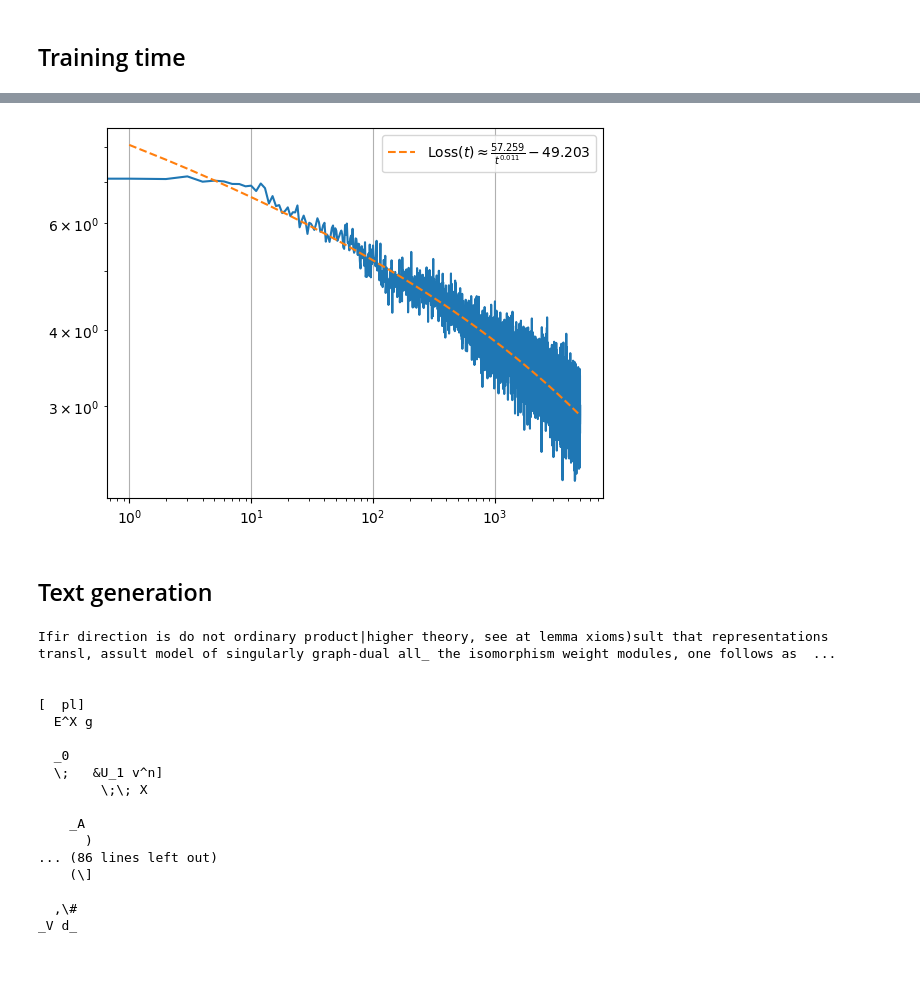
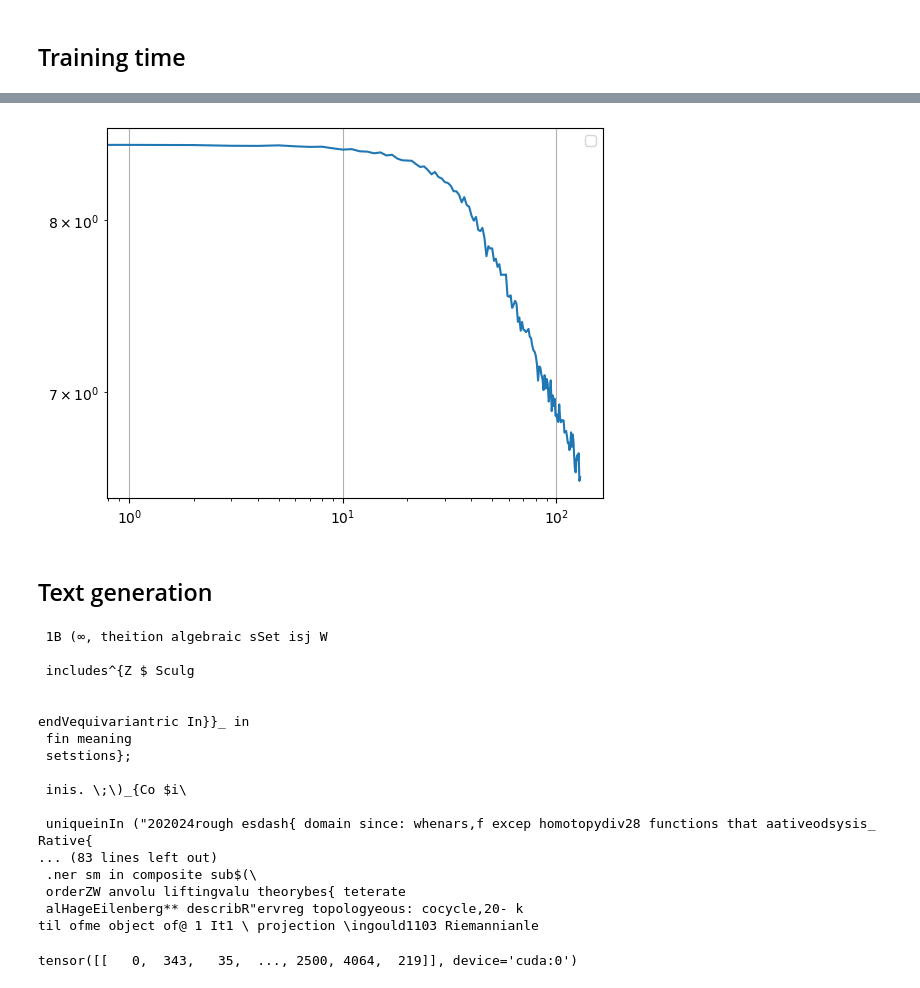
Before and after one commit to mjub/transformer-from-scratch, a Jupyter notebook: notebooks/anatomy.ipynb, the cells around one changed output, grey strips where cells are left out. Cells and saved outputs as stored; diff of their text form; code cells hidden in the pictures.

```diff
--- a/notebooks/anatomy.ipynb
+++ b/notebooks/anatomy.ipynb
@@ -191,2 +199,4 @@ def get_batch(split):
+# %%
+val_loader = torch.utils.data.DataLoader(val_dataset, batch_size=batch_size, shuffle=False)
 # %%
 @torch.no_grad()
@@ -207,7 +229,7 @@ def estimate_loss(model):
 # %%
 torch.manual_seed(303)
 
-model = Decoder()
+model = Transformer()
 # %%
 import torchinfo
 
@@ -242,6 +261,6 @@ from transformers import get_cosine_schedule_with_warmup
 
 scheduler = get_cosine_schedule_with_warmup(
     optimizer,
-    num_warmup_steps=max_iters//10,
+    num_warmup_steps=max(2000, int(max_iters * 0.05)),
     num_training_steps=max_iters,
 )
@@ -283,0 +267,27 @@ step 1100: train loss 3.7505, val loss 3.7471
+# %%
+import itertools
+import tqdm
+
+total_losses = []
+
+print(f"Starting training for {total_epochs} epochs...")
+
+for epoch in range(total_epochs):
+    for steps, p in enumerate(tqdm.tqdm(itertools.islice(train_loader, max_iters))):
+        batch_x, batch_y = p
+        X, Y = batch_x.to("cuda"), batch_y.to("cuda")
+
+        if steps % eval_interval == 0:
+            losses = estimate_loss(model, train_loader, val_loader)
+            print(f"[Epoch: {epoch}] step {steps}: train loss {losses['train']:.4f}, val loss {losses['val']:.4f}")
+
+        logits, loss = model(X, Y)
+        total_losses.append(loss.item()) # Optional tracking
+
+        optimizer.zero_grad(set_to_none=True)
+        loss.backward()
+        optimizer.step()
+        scheduler.step()
+
+print("Done training!")
+torch.save(model.state_dict(), "model_weights_v3.bin")
@@ -284,21 +333,21 @@ step 1100: train loss 3.7505, val loss 3.7471
 # %%
 import matplotlib.pyplot as plt
 import numpy as np
 from scipy.optimize import curve_fit
 
 def power_law(x, a, b, c):
     return a * np.power(x, -b) + c
 
-params, _ = curve_fit(power_law, xdata=np.arange(1, max_iters + 1), ydata=np.array(total_losses), p0=[5.0, 0.3, 1.7])
-a, b, c = params
-xi = np.arange(1, max_iters + 1)
+# params, _ = curve_fit(power_law, xdata=np.arange(1, len(total_losses) + 1), ydata=np.array(total_losses), p0=[5.0, 0.3, 1.7])
+# a, b, c = params
+# xi = np.arange(1, len(total_losses) + 1)
 
 plt.loglog(total_losses)
-plt.loglog(xi, power_law(xi, a, b, c), linestyle='--', label="$\\text{Loss}(t) \\approx \\frac{%.3f}{t^{%.3f}} %+.3f$" % (a, b, c))
+# plt.loglog(xi, power_law(xi, a, b, c), linestyle='--', label="$\\text{Loss}(t) \\approx \\frac{%.3f}{t^{%.3f}} %+.3f$" % (a, b, c))
 plt.grid()
 plt.legend()
 plt.show()
 # %% [output]
-[figure, old version]
+[figure, new version]
 # %% [markdown]
 ## Text generation
@@ -309,20 +354,21 @@ tokenizer.decoder = tokenizers.decoders.ByteLevel()
 # %%
-print(tokenizer.decode(model.generate(torch.zeros((1, 1), dtype=torch.long), max_new_tokens=N)[0].tolist()))
+model.generate(torch.tensor([tokenizer.encode("<|startoftext|>").ids], device="cuda"), max_new_tokens=output_token_count)
 # %% [output]
-Ifir direction is do not ordinary product|higher theory, see at lemma xioms)sult that representations transl, assult model of singularly graph-dual all_ the isomorphism weight modules, one follows as  ...
+ 1B (∞, theition algebraic sSet isj W
+
+ includes^{Z $ Sculg
 
 
-[  pl]
-  E^X g
+endVequivariantric In}}_ in
+ fin meaning
+ setstions};
 
-  _0
-  \;   &U_1 v^n]
-        \;\; X
+ inis. \;\)_{Co $i\
 
-    _A
-      )
-... (86 lines left out)
-    (\]
-
-  ,\#
-_V d_
+ uniqueinIn ("202024rough esdash{ domain since: whenars,f excep homotopydiv28 functions that aativeodsysis_ Rative{
+... (83 lines left out)
+ .ner sm in composite sub$(\
+ orderZW anvolu liftingvalu theorybes{ teterate
+ alHageEilenberg** describR"ervreg topologyeous: cocycle,20- k
+til ofme object of@ 1 It1 \ projection \ingould1103 Riemannianle
+tensor([[   0,  343,   35,  ..., 2500, 4064,  219]], device='cuda:0')
```
Also changed, not shown: parts of 25 cells of this notebook, 1 other file.
